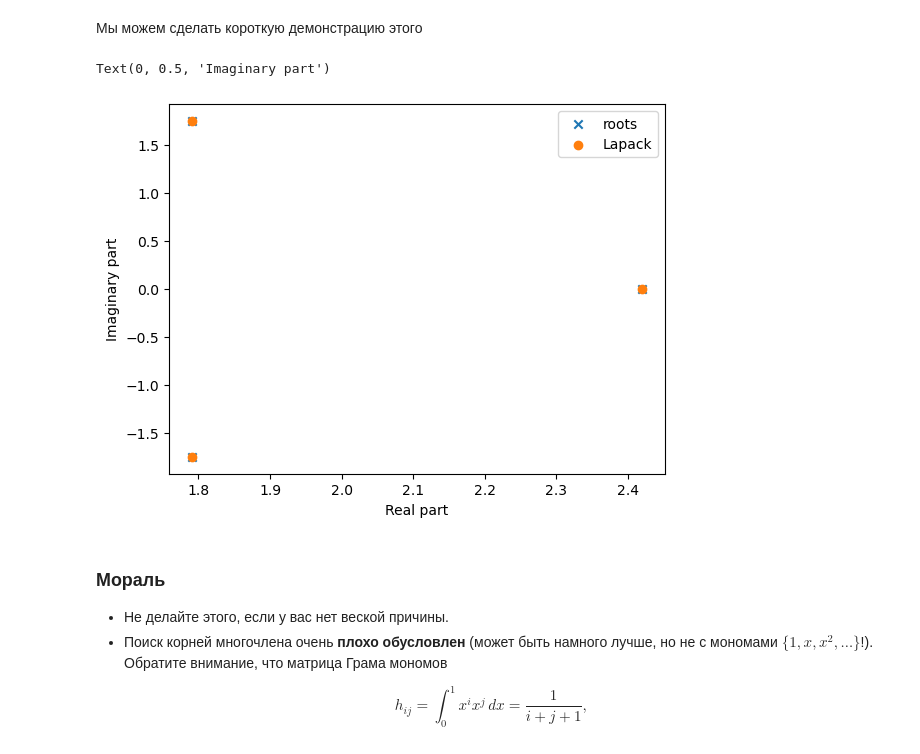
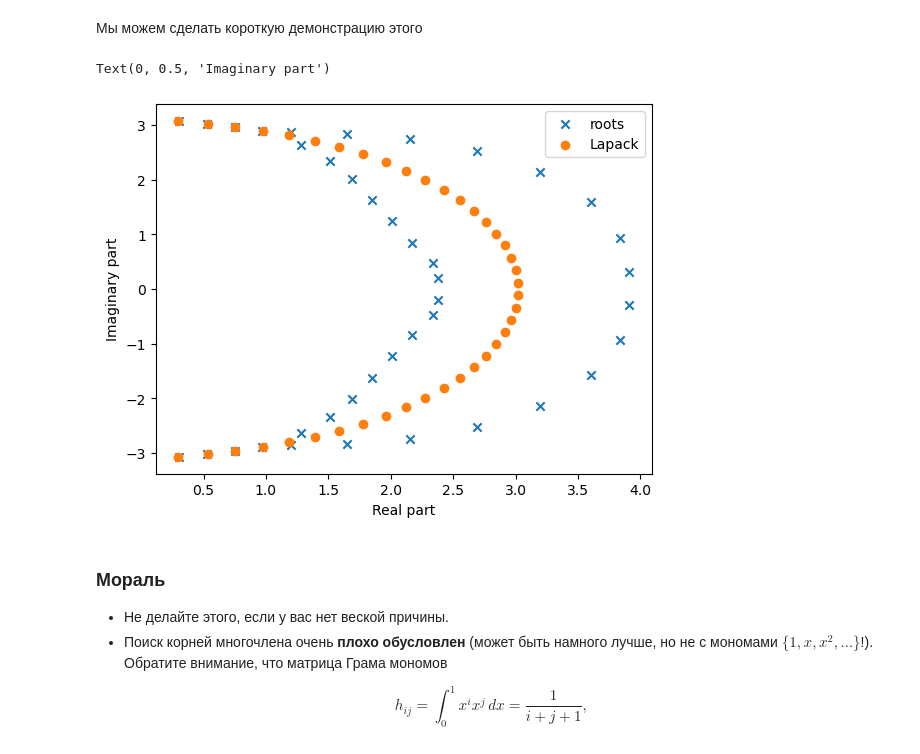
Before and after one commit to MerkulovDaniil/nla360, a Jupyter notebook: lectures/lecture-5/lecture-5.ipynb, the cells around one changed output. Saved outputs shown, nothing was run; the diff lists cells and outputs as text; code cells hidden in the pictures.

```diff
--- a/lectures/lecture-5/lecture-5.ipynb
+++ b/lectures/lecture-5/lecture-5.ipynb
@@ -209,27 +208,27 @@ $$p(\lambda) = \det(A - \lambda I)$$
 # %%
 import matplotlib.pyplot as plt
 import numpy as np
 
-n = 3
+n = 40
 a = [[1.0 / (i - j + 0.5) for i in range(n)] for j in range(n)]
 a = np.array(a)
 ev = np.linalg.eigvals(a)
 # There is a special numpy function for characteristic polynomial
 cf = np.poly(a)
 ev_roots = np.roots(cf)
 # print('Coefficients of the polynomial:', cf)
 # print('Polynomial roots:', ev_roots)
 plt.scatter(ev_roots.real, ev_roots.imag, marker='x', label='roots')
 b = a + 1e-3 * np.random.randn(n, n)
 ev_b = np.linalg.eigvals(b)
 plt.scatter(ev_b.real, ev_b.imag, marker='o', label='Lapack')
 # plt.scatter(ev_roots.real, ev_roots.imag, marker='o', label='Brute force')
 plt.legend(loc='best')
 plt.xlabel('Real part')
 plt.ylabel('Imaginary part')
 # %% [output]
 Text(0, 0.5, 'Imaginary part')
-[figure, old version]
+[figure, new version]
 # %% [markdown]
 ### Мораль
 
```
Also changed, not shown: parts of 5 cells of this notebook, 3 other files.
